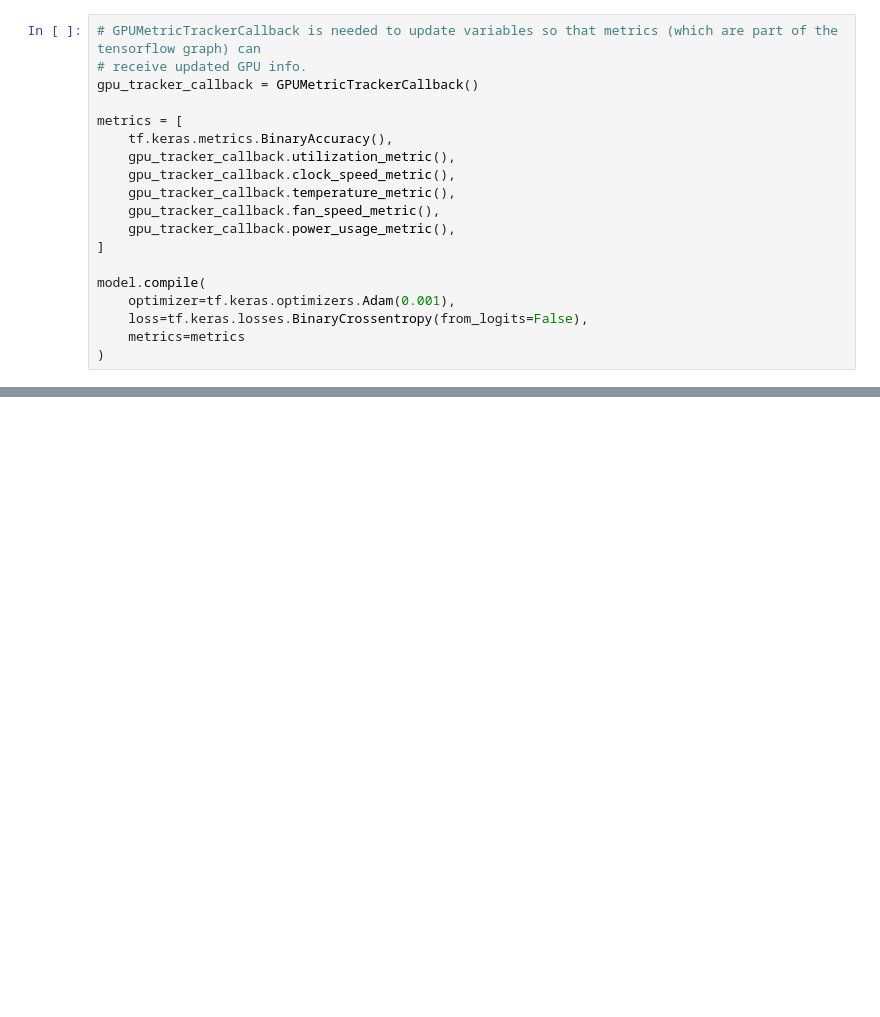
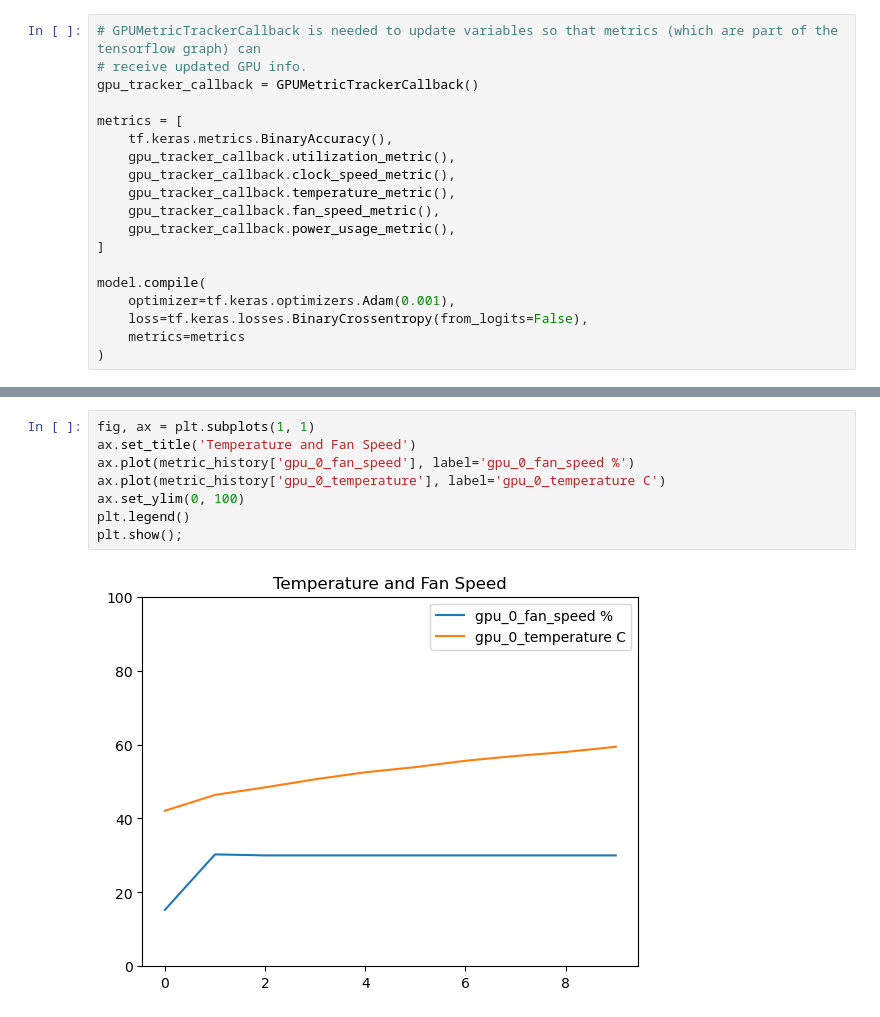
Before and after one commit to dantreiman/keras-gpu-metrics, a Jupyter notebook: gpu_metrics_example.ipynb, the cells around one changed output, grey strips where cells are left out. Saved outputs shown, nothing was run; the diff lists cells and outputs as text; blank space fills up the shorter version.

```diff
--- a/gpu_metrics_example.ipynb
+++ b/gpu_metrics_example.ipynb
@@ -115,3 +137,13 @@ Epoch 5/5
+# %%
+fig, ax = plt.subplots(1, 1)
+ax.set_title('Temperature and Fan Speed')
+ax.plot(metric_history['gpu_0_fan_speed'], label='gpu_0_fan_speed %')
+ax.plot(metric_history['gpu_0_temperature'], label='gpu_0_temperature C')
+ax.set_ylim(0, 100)
+plt.legend()
+plt.show();
+# %% [output]
+[figure, added]
 # %%
 loss_history = history.history
 
```
Also changed, not shown: parts of 5 cells of this notebook.
